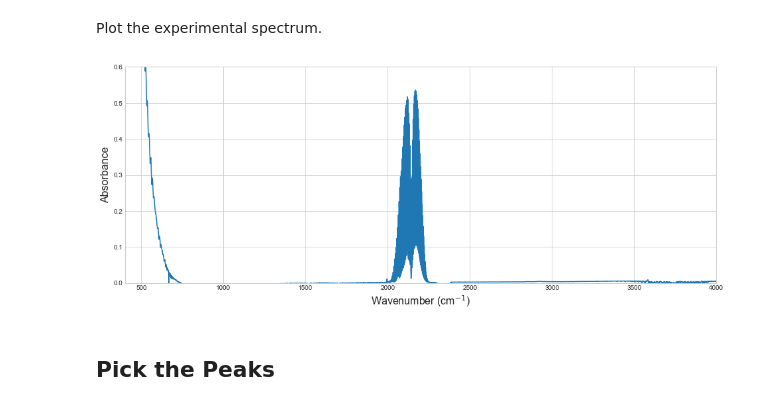
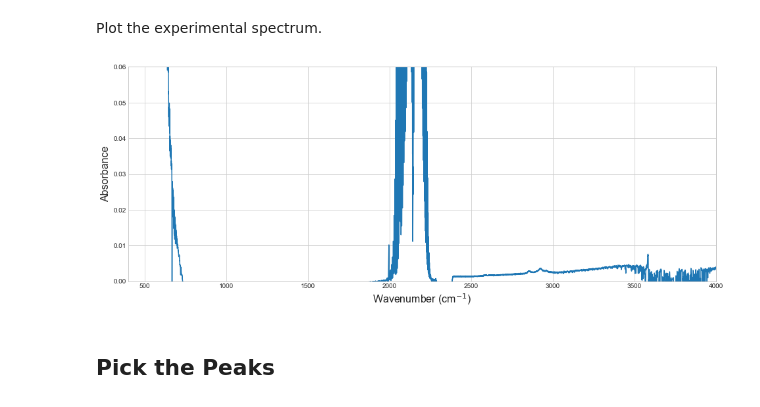
Before and after one commit to laperk01/CHEM2011, a Jupyter notebook: QS2 CO/QS2_student.ipynb, the cells around one changed output. Saved outputs shown, nothing was run; the diff lists cells and outputs as text; code cells hidden in the pictures.

```diff
--- a/QS2 CO/QS2_student.ipynb
+++ b/QS2 CO/QS2_student.ipynb
@@ -37,23 +37,23 @@ data
 Plot the experimental spectrum.
 # %%
 # Plot data
-x = data['wav']
-y = data['int']-0.06
+xdata = data['wav']
+ydata = data['int']-0.061
 
 fig = plt.figure(figsize=(16,6))
-plt.plot(x,y) #update
+plt.plot(xdata,ydata) #update
 
 xmin = 4000
 xmax = 400
 
 plt.xlabel('Wavenumber (cm$^{-1}$)', size=16)
 plt.ylabel('Absorbance',size=16)
 #plt.title("TITLE", size=16)
 plt.xlim(xmax,xmin)
-plt.ylim(0,0.6)
+plt.ylim(0,0.06)
 plt.show()
 # %% [output]
-[figure, old version]
+[figure, new version]
 # %% [markdown]
 ## Pick the Peaks
 # %% [markdown]
```
Also changed, not shown: parts of 10 cells of this notebook.
